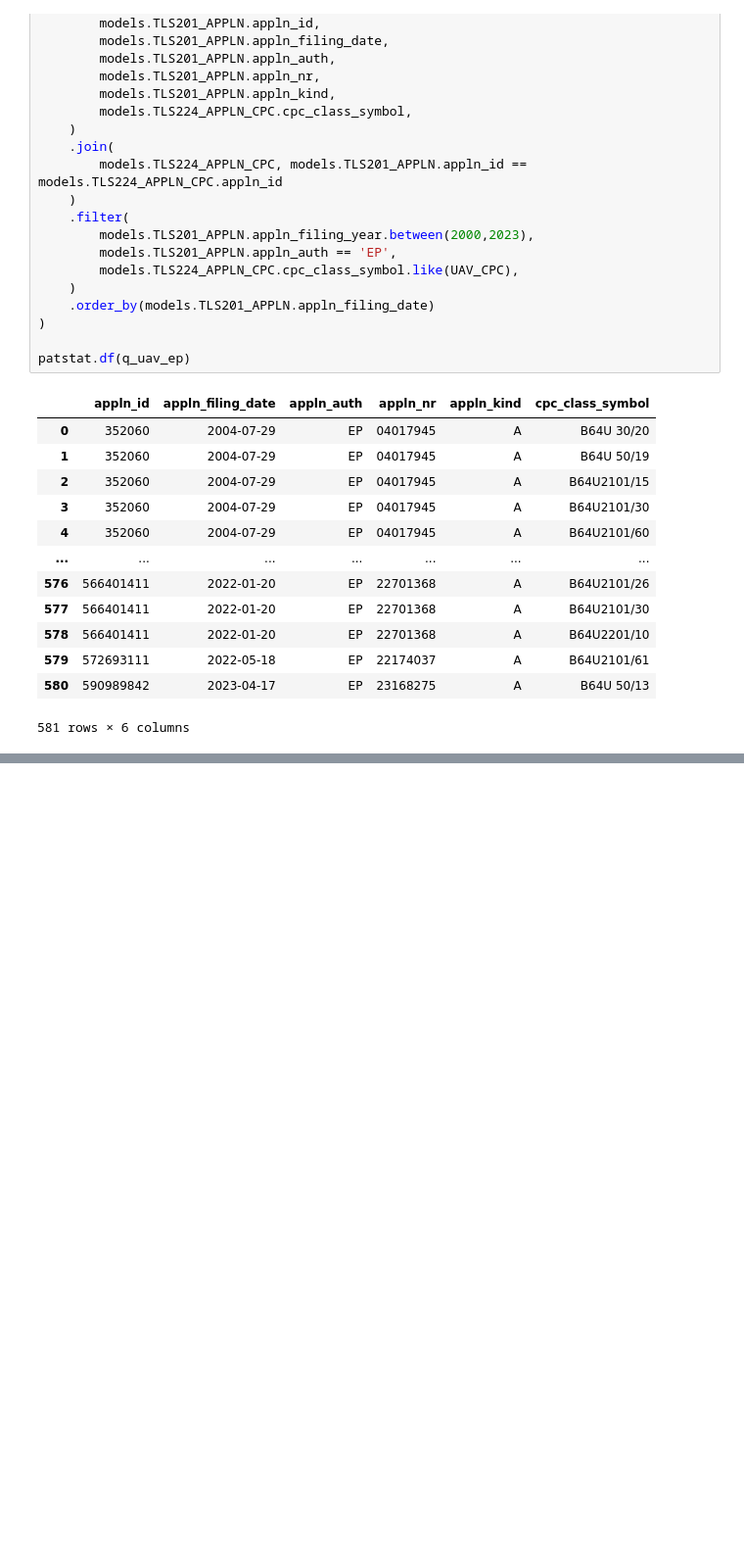
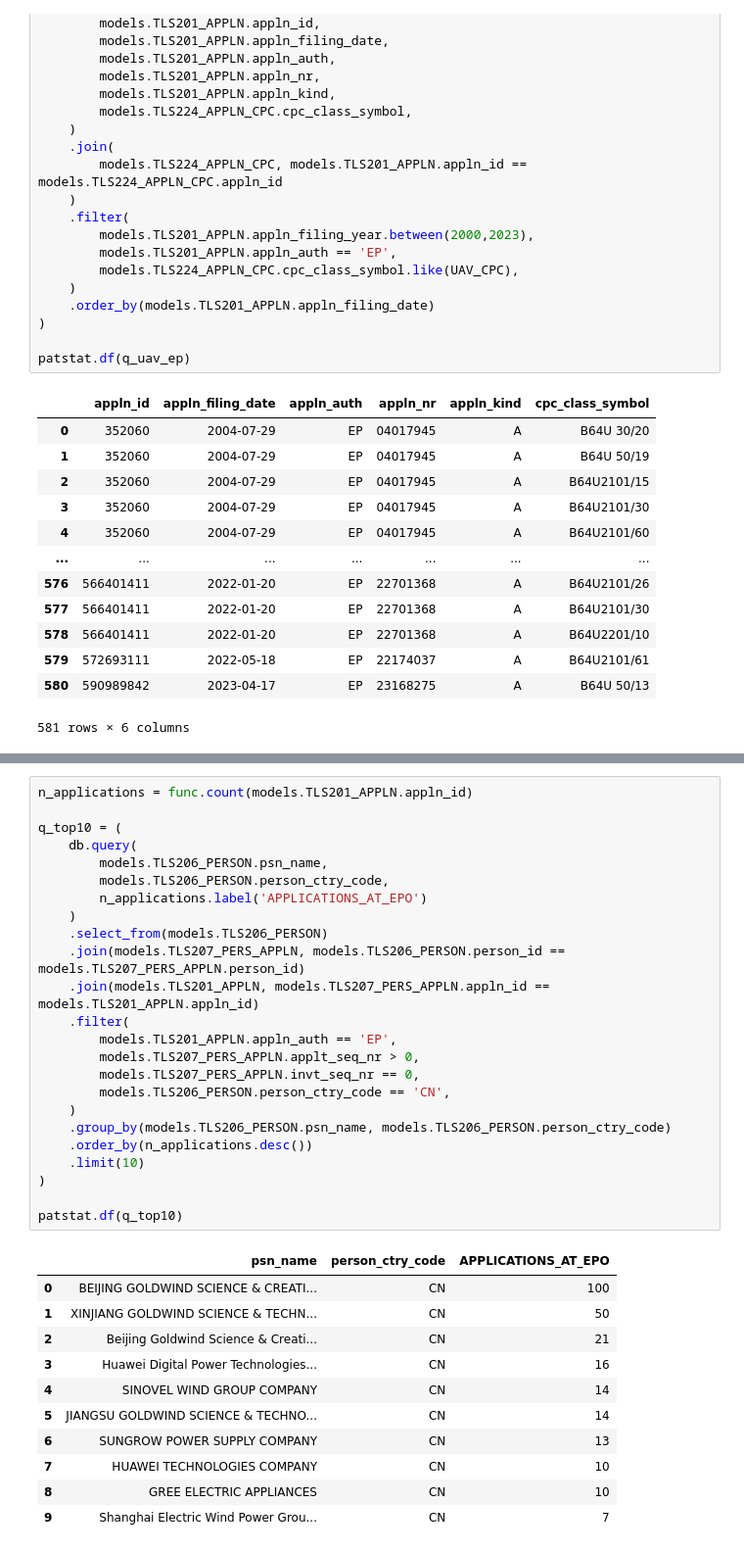
Before and after one commit to s364161/innovation-management-datascience26, a Jupyter notebook: my_notebook/first_try.ipynb, the cells around one changed output, grey strips where cells are left out. Shown at 98% size. Drawn from its saved outputs; the diff is of its cells as text; blank space fills up the shorter version.

```diff
--- a/my_notebook/first_try.ipynb
+++ b/my_notebook/first_try.ipynb
@@ -132,0 +141,36 @@ patstat.df(q_nokia)
+# %%
+n_applications = func.count(models.TLS201_APPLN.appln_id)
+
+q_top10 = (
+    db.query(
+        models.TLS206_PERSON.psn_name,
+        models.TLS206_PERSON.person_ctry_code,
+        n_applications.label('APPLICATIONS_AT_EPO')
+    )
+    .select_from(models.TLS206_PERSON)
+    .join(models.TLS207_PERS_APPLN, models.TLS206_PERSON.person_id == models.TLS207_PERS_APPLN.person_id)
+    .join(models.TLS201_APPLN, models.TLS207_PERS_APPLN.appln_id == models.TLS201_APPLN.appln_id)
+    .filter(
+        models.TLS201_APPLN.appln_auth == 'EP',
+        models.TLS207_PERS_APPLN.applt_seq_nr > 0,
+        models.TLS207_PERS_APPLN.invt_seq_nr == 0,
+        models.TLS206_PERSON.person_ctry_code == 'CN',
+    )
+    .group_by(models.TLS206_PERSON.psn_name, models.TLS206_PERSON.person_ctry_code)
+    .order_by(n_applications.desc())
+    .limit(10)
+)
+
+patstat.df(q_top10)
+# %% [output]
+|  | psn_name | person_ctry_code | APPLICATIONS_AT_EPO |
+| 0 | BEIJING GOLDWIND SCIENCE & CREATI... | CN | 100 |
+| 1 | XINJIANG GOLDWIND SCIENCE & TECHN... | CN | 50 |
+| 2 | Beijing Goldwind Science & Creati... | CN | 21 |
+| 3 | Huawei Digital Power Technologies... | CN | 16 |
+| 4 | SINOVEL WIND GROUP COMPANY | CN | 14 |
+| 5 | JIANGSU GOLDWIND SCIENCE & TECHNO... | CN | 14 |
+| 6 | SUNGROW POWER SUPPLY COMPANY | CN | 13 |
+| 7 | HUAWEI TECHNOLOGIES COMPANY | CN | 10 |
+| 8 | GREE ELECTRIC APPLIANCES | CN | 10 |
+| 9 | Shanghai Electric Wind Power Grou... | CN | 7 |
```
Also changed, not shown: parts of 3 cells of this notebook.
